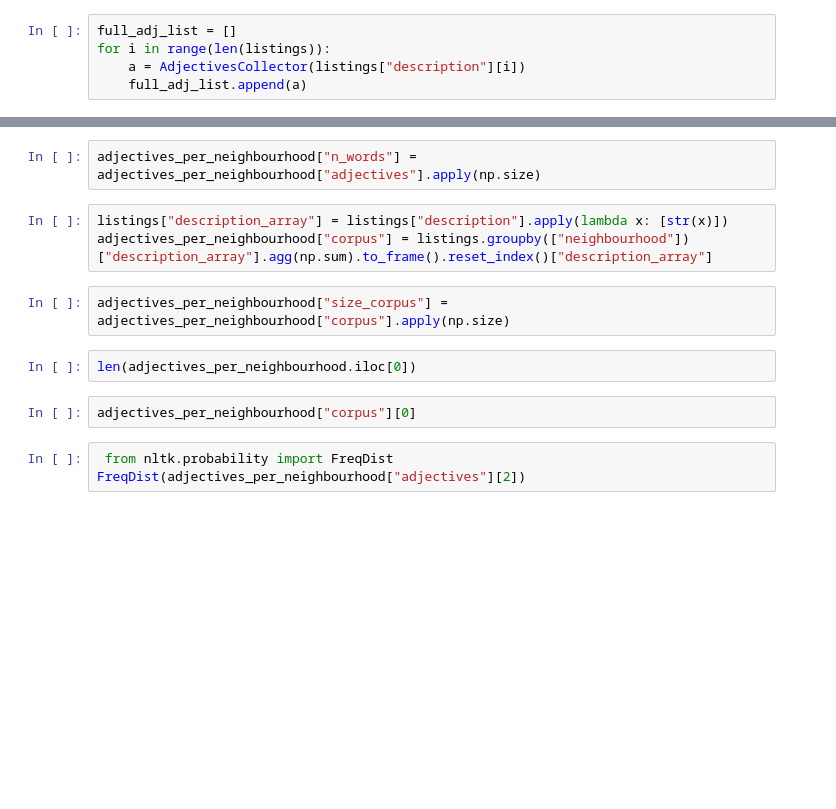
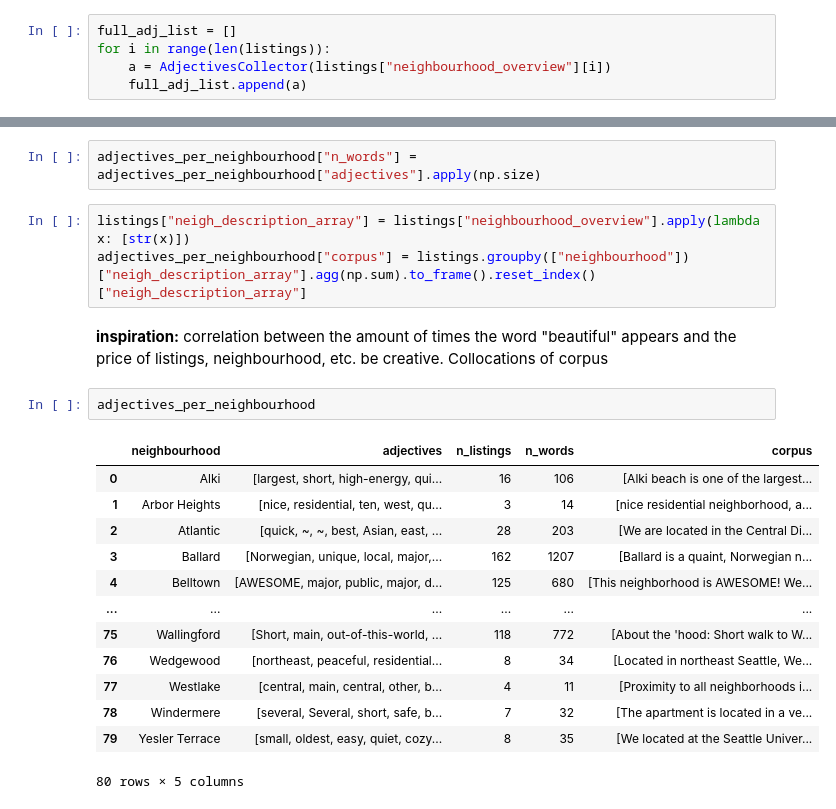
Before and after one commit to ivanachillee/seattle-senses, a Jupyter notebook: notebooks/SS_Cleaning_and_EDA.ipynb, the cells around one changed output, grey strips where cells are left out. Cells and saved outputs as stored; diff of their text form; blank space fills up the shorter version.

```diff
--- a/notebooks/SS_Cleaning_and_EDA.ipynb
+++ b/notebooks/SS_Cleaning_and_EDA.ipynb
@@ -146,7 +375,7 @@ def AdjectivesCollector(text_to_process):
 # %%
 full_adj_list = []
 for i in range(len(listings)):
-    a = AdjectivesCollector(listings["description"][i])
+    a = AdjectivesCollector(listings["neighbourhood_overview"][i])
     full_adj_list.append(a)
 # %%
 listings["adjectives"] = full_adj_list
@@ -164,14 +393,23 @@ adjectives_per_neighbourhood = adjectives_per_neighbourhood.merge(n_listings)
 # %%
 adjectives_per_neighbourhood["n_words"] = adjectives_per_neighbourhood["adjectives"].apply(np.size)
 # %%
-listings["description_array"] = listings["description"].apply(lambda x: [str(x)])
-adjectives_per_neighbourhood["corpus"] = listings.groupby(["neighbourhood"])["description_array"].agg(np.sum).to_frame().reset_index()["description_array"]
+listings["neigh_description_array"] = listings["neighbourhood_overview"].apply(lambda x: [str(x)])
+adjectives_per_neighbourhood["corpus"] = listings.groupby(["neighbourhood"])["neigh_description_array"].agg(np.sum).to_frame().reset_index()["neigh_description_array"]
-# %%
-adjectives_per_neighbourhood["size_corpus"] = adjectives_per_neighbourhood["corpus"].apply(np.size)
-# %%
-len(adjectives_per_neighbourhood.iloc[0])
+# %% [markdown]
+**inspiration:** correlation between the amount of times the word "beautiful" appears and the price of listings, neighbourhood, etc. be creative. Collocations of corpus
 # %%
-adjectives_per_neighbourhood["corpus"][0]
+adjectives_per_neighbourhood
+# %% [output]
+|  | neighbourhood | adjectives | n_listings | n_words | corpus |
+| 0 | Alki | [largest, short, high-energy, qui... | 16 | 106 | [Alki beach is one of the largest... |
+| 1 | Arbor Heights | [nice, residential, ten, west, qu... | 3 | 14 | [nice residential neighborhood, a... |
+| 2 | Atlantic | [quick, ~, ~, best, Asian, east, ... | 28 | 203 | [We are located in the Central Di... |
+| 3 | Ballard | [Norwegian, unique, local, major,... | 162 | 1207 | [Ballard is a quaint, Norwegian n... |
+| 4 | Belltown | [AWESOME, major, public, major, d... | 125 | 680 | [This neighborhood is AWESOME! We... |
+| ... | ... | ... | ... | ... | ... |
+| 75 | Wallingford | [Short, main, out-of-this-world, ... | 118 | 772 | [About the 'hood: Short walk to W... |
+| 76 | Wedgewood | [northeast, peaceful, residential... | 8 | 34 | [Located in northeast Seattle, We... |
+| 77 | Westlake | [central, main, central, other, b... | 4 | 11 | [Proximity to all neighborhoods i... |
+| 78 | Windermere | [several, Several, short, safe, b... | 7 | 32 | [The apartment is located in a ve... |
+| 79 | Yesler Terrace | [small, oldest, easy, quiet, cozy... | 8 | 35 | [We located at the Seattle Univer... |
+80 rows × 5 columns
-# %%
- from nltk.probability import FreqDist
-FreqDist(adjectives_per_neighbourhood["adjectives"][2])
```
Also changed, not shown: parts of 39 cells of this notebook.
